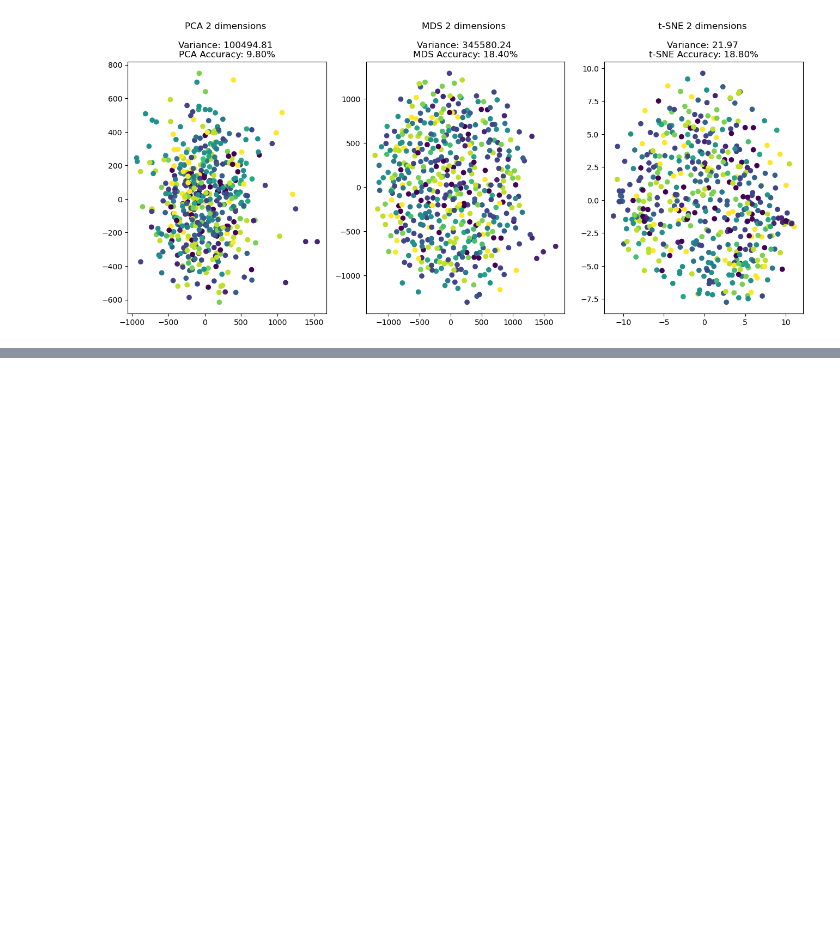
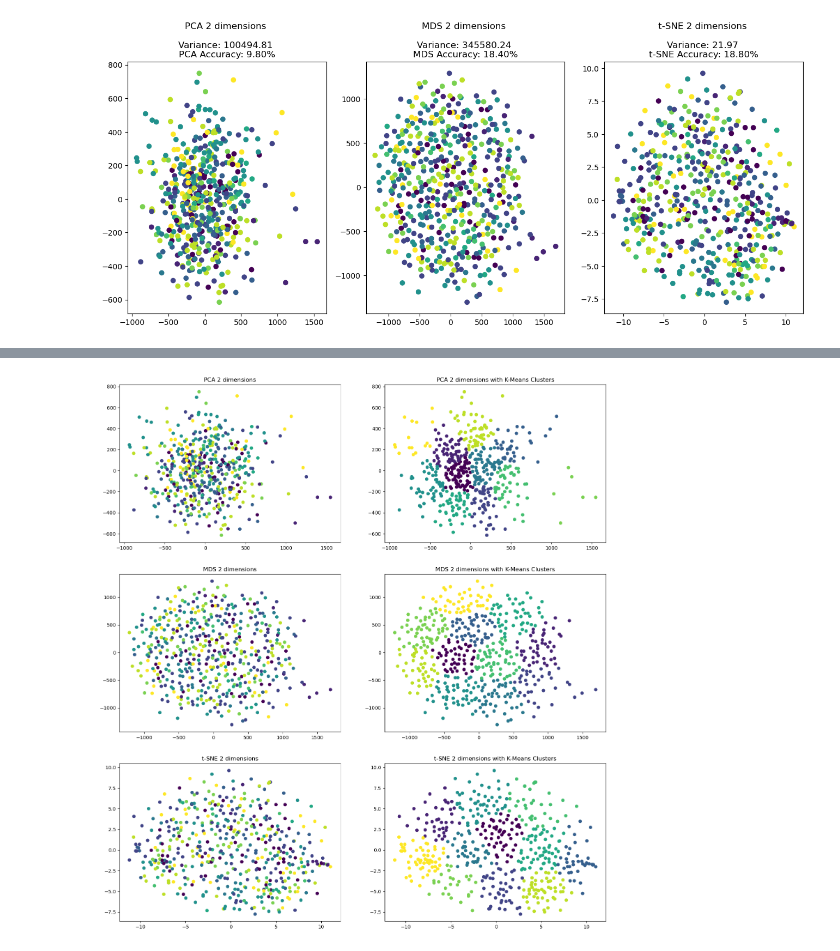
Before and after one commit to williamasesoftware/Computational_linear_algebra, a Jupyter notebook: FOOD_dataset/main_FOOD_dataset.ipynb, the cells around one changed output, grey strips where cells are left out. Cells and saved outputs as stored; diff of their text form; code cells hidden in the pictures; blank space fills up the shorter version.

```diff
--- a/FOOD_dataset/main_FOOD_dataset.ipynb
+++ b/FOOD_dataset/main_FOOD_dataset.ipynb
@@ -451,0 +475,51 @@ plt.show()
+# %%
+from sklearn.cluster import KMeans
+
+# Entrenar modelo de k-means con k=11
+kmeans = KMeans(n_clusters=11, random_state=42).fit(train_transformed_data)
+
+# Asignar cada punto a su respectivo cluster
+labels_kmeans_pca = kmeans.labels_
+
+# Entrenar modelo de k-means con k=11 para MDS
+kmeans_mds = KMeans(n_clusters=11, random_state=42).fit(data_mds_train)
+
+# Asignar cada punto a su respectivo cluster
+labels_kmeans_mds = kmeans_mds.labels_
+
+# Entrenar modelo de k-means con k=11 para t-SNE
+kmeans_tsne = KMeans(n_clusters=11, random_state=42).fit(data_tsne_train)
+
+# Asignar cada punto a su respectivo cluster
+labels_kmeans_tsne = kmeans_tsne.labels_
+
+# Gráfica de la data original y PCA con clusters de k-means
+fig, ax = plt.subplots(3,2, figsize=(18, 20))
+
+# Gráfica de la data original y PCA
+ax[0, 0].scatter(train_transformed_data[:, 0], train_transformed_data[:, 1], c=train_labels_subset_pca, cmap='viridis')
+ax[0, 0].set_title('PCA 2 dimensions')
+
+# Gráfica de la data original y PCA con clusters de k-means
+ax[0, 1].scatter(train_transformed_data[:, 0], train_transformed_data[:, 1], c=labels_kmeans_pca, cmap='viridis')
+ax[0, 1].set_title('PCA 2 dimensions with K-Means Clusters')
+
+# Gráfica de la data original y MDS
+ax[1, 0].scatter(data_mds_train[:, 0], data_mds_train[:, 1], c=train_labels_subset_mds, cmap='viridis')
+ax[1, 0].set_title('MDS 2 dimensions')
+
+# Gráfica de la data original y MDS con clusters de k-means
+ax[1, 1].scatter(data_mds_train[:, 0], data_mds_train[:, 1], c=labels_kmeans_mds, cmap='viridis')
+ax[1, 1].set_title('MDS 2 dimensions with K-Means Clusters')
+
+# Gráfica de la data original y t-SNE
+ax[2, 0].scatter(data_tsne_train[:, 0], data_tsne_train[:, 1], c=train_labels_subset_tsne, cmap='viridis')
+ax[2, 0].set_title('t-SNE 2 dimensions')
+
+# Gráfica de la data original y t-SNE con clusters de k-means
+ax[2, 1].scatter(data_tsne_train[:, 0], data_tsne_train[:, 1], c=labels_kmeans_tsne, cmap='viridis')
+ax[2, 1].set_title('t-SNE 2 dimensions with K-Means Clusters')
+
+plt.show()
+# %% [output]
+[figure, added]
```
Also changed, not shown: parts of 1 cell of this notebook.
